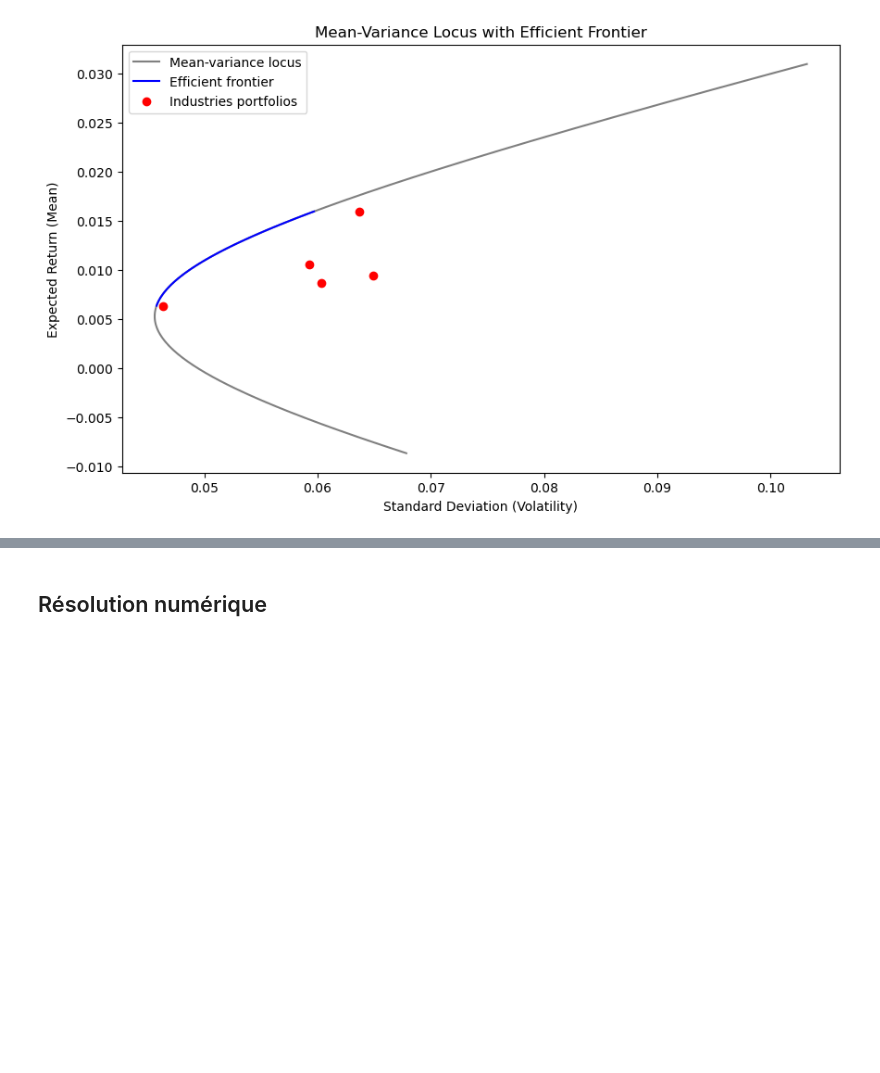
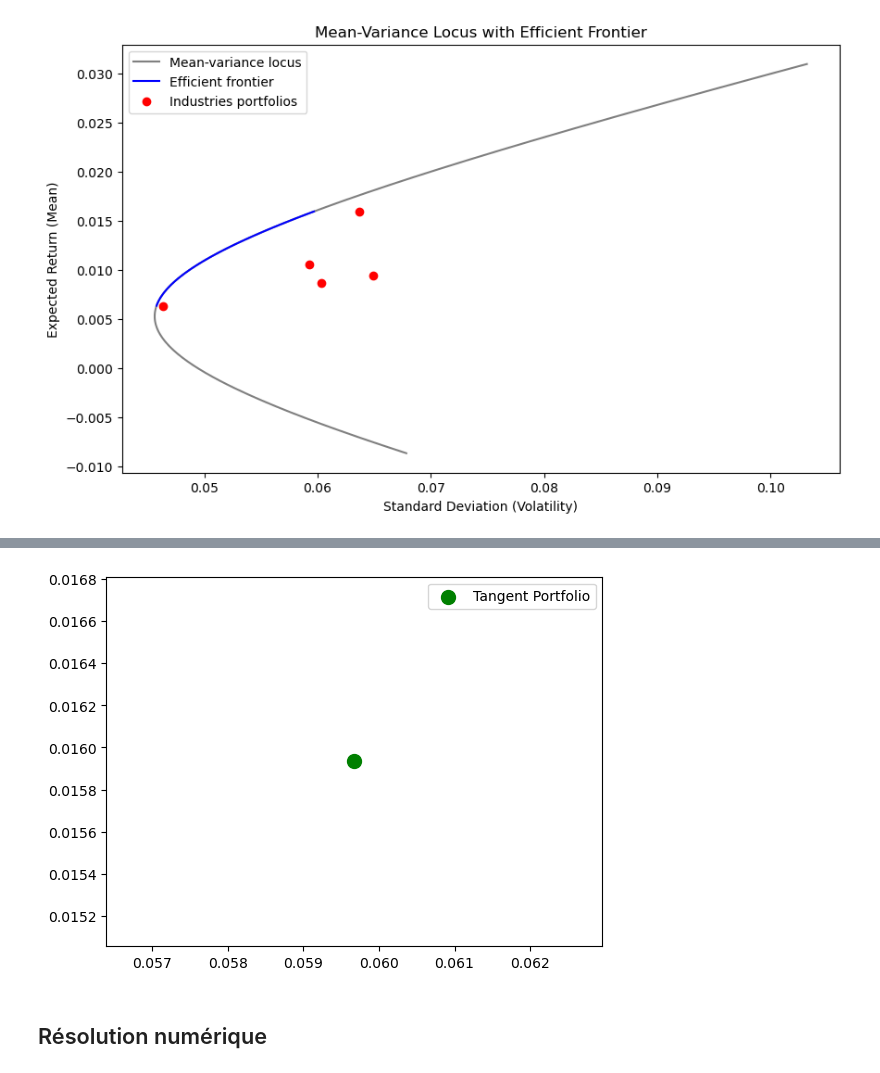
Before and after one commit to DominicPrenovost/TP1-Gestion-de-pf, a Jupyter notebook: Dom.ipynb, the cells around one changed output, grey strips where cells are left out. Cells and saved outputs as stored; diff of their text form; code cells hidden in the pictures; blank space fills up the shorter version.

```diff
--- a/Dom.ipynb
+++ b/Dom.ipynb
@@ -216,3 +218,22 @@ plt.show()
+# %%
+# Calculate Sharpe Ratios for all points on the efficient frontier
+sharpe_ratios = [(r - rf) / v for r, v in zip(rendements_optimaux, volatilites_optimales)]
+
+# Find the index of the portfolio with the maximum Sharpe ratio
+max_sharpe_index = np.argmax(sharpe_ratios)
+
+# Extract the return and volatility of the tangent portfolio
+tangent_portfolio_return = rendements_optimaux[max_sharpe_index]
+tangent_portfolio_volatility = volatilites_optimales[max_sharpe_index]
+
+# Plot the tangent portfolio on the graph
+plt.scatter(tangent_portfolio_volatility, tangent_portfolio_return, color='green', marker='o', s=100, label='Tangent Portfolio')
+
+# Update the plot to include the tangent portfolio
+plt.legend()
+plt.show()
+# %% [output]
+[figure, added]
 # %% [markdown]
 ## Résolution numérique
 # %%
```
Also changed, not shown: parts of 3 cells of this notebook.
